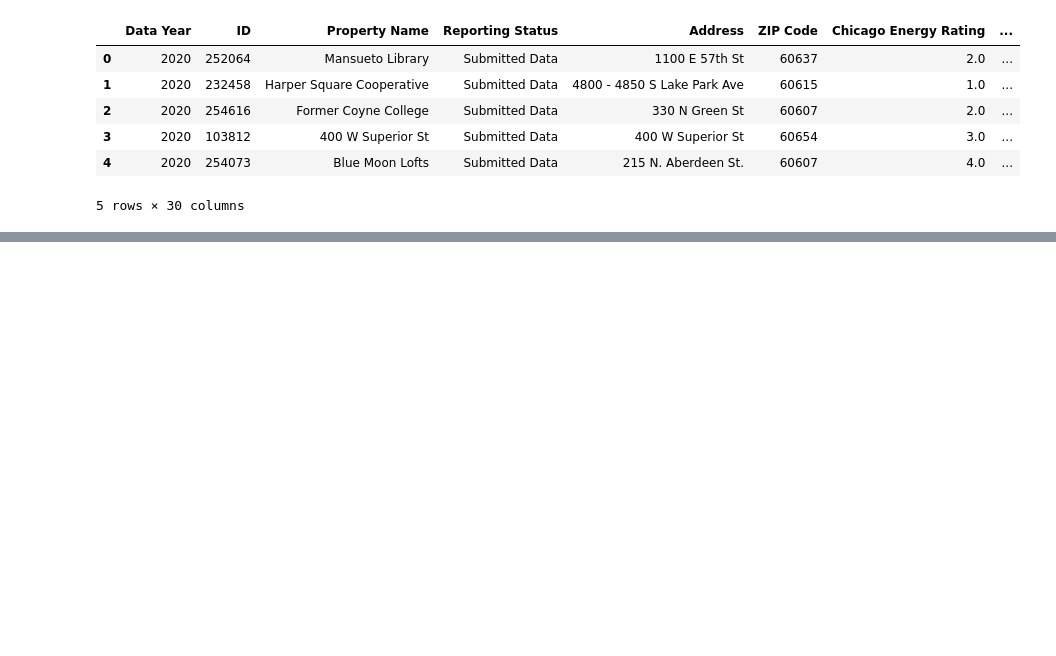
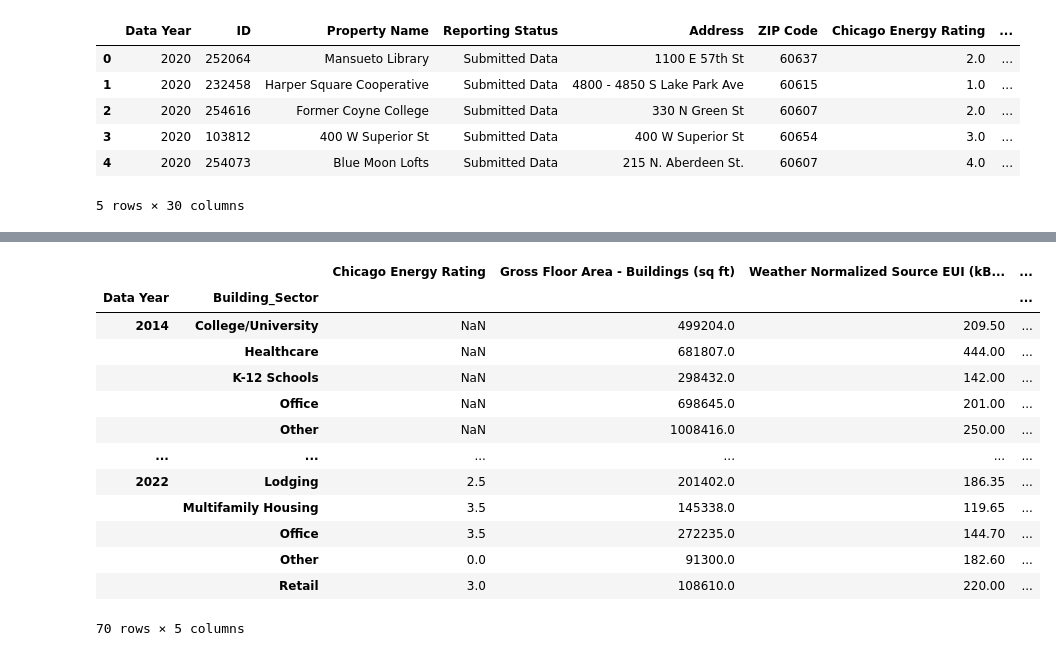
Before and after one commit to BlufferMK/Nexus-Navigators, a Jupyter notebook: import_transform.ipynb, the cells around one changed output, grey strips where cells are left out. Saved outputs shown, nothing was run; the diff lists cells and outputs as text; code cells hidden in the pictures; blank space fills up the shorter version.

Commit message:
updated to notebook - aggregating Building Sector

```diff
--- a/import_transform.ipynb
+++ b/import_transform.ipynb
@@ -43,0 +92,29 @@ reduced_df.head()
+# %%
+# Create an empty list to put the building sector results in
+building_sectors = []
+
+# use a for loop to create a list Building Sectors for each row
+for type in reduced_df["Primary Property Type"]:
+    if type in office:
+        building_sectors.append("Office")
+    elif type in multifamily_housing:
+        building_sectors.append("Multifamily Housing")
+    elif type in schools:
+        building_sectors.append("K-12 Schools")
+    elif type in healthcare:
+        building_sectors.append("Healthcare")
+    elif type in college_university:
+        building_sectors.append("College/University")
+    elif type in lodging:
+        building_sectors.append("Lodging")
+    elif type in retail:
+        building_sectors.append("Retail")
+    else:
+        building_sectors.append("Other")
+
+
+print(len(building_sectors))
+
+w_sectors_df= reduced_df.assign(Building_Sector=building_sectors)
+
+w_sectors_df.head()
@@ -46,3 +187,25 @@ df.to_json('benchmarking.json', orient='records', lines=True)
 
 reduced_df.to_csv("benchmarks.csv",
                   encoding="utf-8", index=False, header=True)
+# %%
+grouped_by_year_type = w_sectors_df.groupby(["Data Year","Building_Sector"])
+
+median_by_year_type = pd.DataFrame(grouped_by_year_type[["Chicago Energy Rating",  "Gross Floor Area - Buildings (sq ft)",
+                                               "Weather Normalized Source EUI (kBtu/sq ft)", "Total GHG Emissions (Metric Tons CO2e)",
+                                               "GHG Intensity (kg CO2e/sq ft)"]].median())
+median_by_year_type
+# %% [output]
+|  |  | Chicago Energy Rating | Gross Floor Area - Buildings (sq ft) | Weather Normalized Source EUI (kB... | ... |
+| Data Year | Building_Sector |  |  |  | ... |
+| 2014 | College/University | NaN | 499204.0 | 209.50 | ... |
+|  | Healthcare | NaN | 681807.0 | 444.00 | ... |
+|  | K-12 Schools | NaN | 298432.0 | 142.00 | ... |
+|  | Office | NaN | 698645.0 | 201.00 | ... |
+|  | Other | NaN | 1008416.0 | 250.00 | ... |
+| ... | ... | ... | ... | ... | ... |
+| 2022 | Lodging | 2.5 | 201402.0 | 186.35 | ... |
+|  | Multifamily Housing | 3.5 | 145338.0 | 119.65 | ... |
+|  | Office | 3.5 | 272235.0 | 144.70 | ... |
+|  | Other | 0.0 | 91300.0 | 182.60 | ... |
+|  | Retail | 3.0 | 108610.0 | 220.00 | ... |
+70 rows × 5 columns
```
Also changed, not shown: parts of 13 cells of this notebook.
